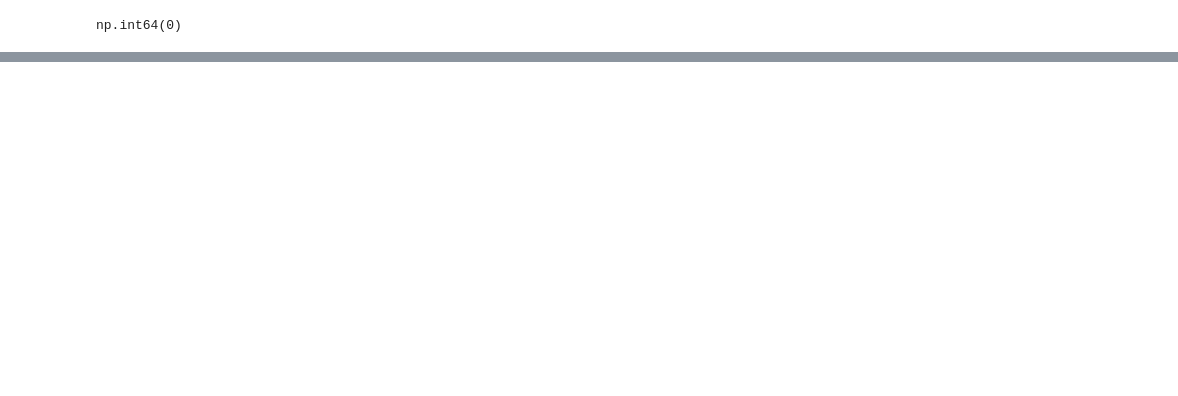
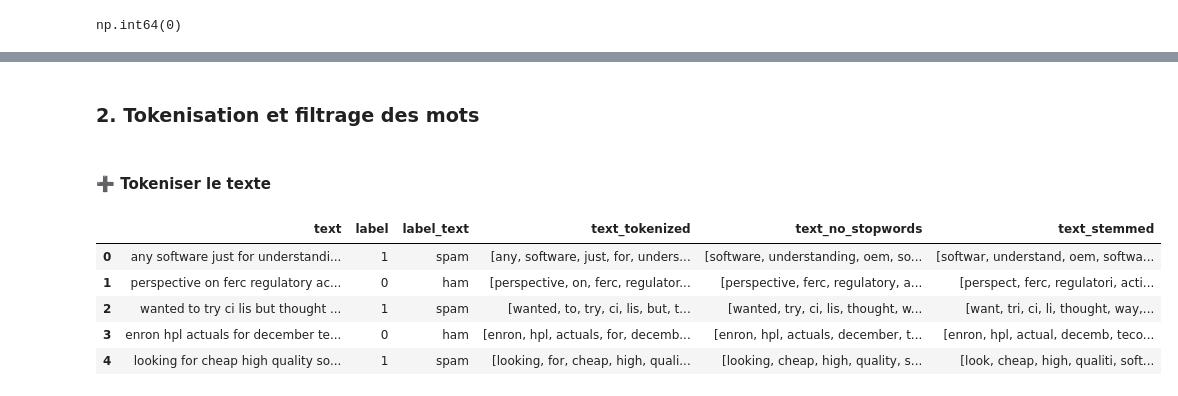
Before and after one commit to bouchramilo/SpamDetectorAI, a Jupyter notebook: notebooks/partie_1.ipynb, the cells around one changed output, grey strips where cells are left out. Saved outputs shown, nothing was run; the diff lists cells and outputs as text; code cells hidden in the pictures; blank space fills up the shorter version.

```diff
--- a/notebooks/partie_1.ipynb
+++ b/notebooks/partie_1.ipynb
@@ -230,0 +257,18 @@ df.shape
+# %% [markdown]
+### 2. Tokenisation et filtrage des mots
+# %% [markdown]
+#### ➕ Tokeniser le texte
+# %%
+
+def tokenize_text(text):
+    return word_tokenize(text)
+
+df['text_tokenized'] = df['text'].apply(tokenize_text)
+df.head()
+# %% [output]
+|  | text | label | label_text | text_tokenized | text_no_stopwords | text_stemmed |
+| 0 | any software just for understandi... | 1 | spam | [any, software, just, for, unders... | [software, understanding, oem, so... | [softwar, understand, oem, softwa... |
+| 1 | perspective on ferc regulatory ac... | 0 | ham | [perspective, on, ferc, regulator... | [perspective, ferc, regulatory, a... | [perspect, ferc, regulatori, acti... |
+| 2 | wanted to try ci lis but thought ... | 1 | spam | [wanted, to, try, ci, lis, but, t... | [wanted, try, ci, lis, thought, w... | [want, tri, ci, li, thought, way,... |
+| 3 | enron hpl actuals for december te... | 0 | ham | [enron, hpl, actuals, for, decemb... | [enron, hpl, actuals, december, t... | [enron, hpl, actual, decemb, teco... |
+| 4 | looking for cheap high quality so... | 1 | spam | [looking, for, cheap, high, quali... | [looking, cheap, high, quality, s... | [look, cheap, high, qualiti, soft... |
```
Also changed, not shown: parts of 14 cells of this notebook, 2 other files.
